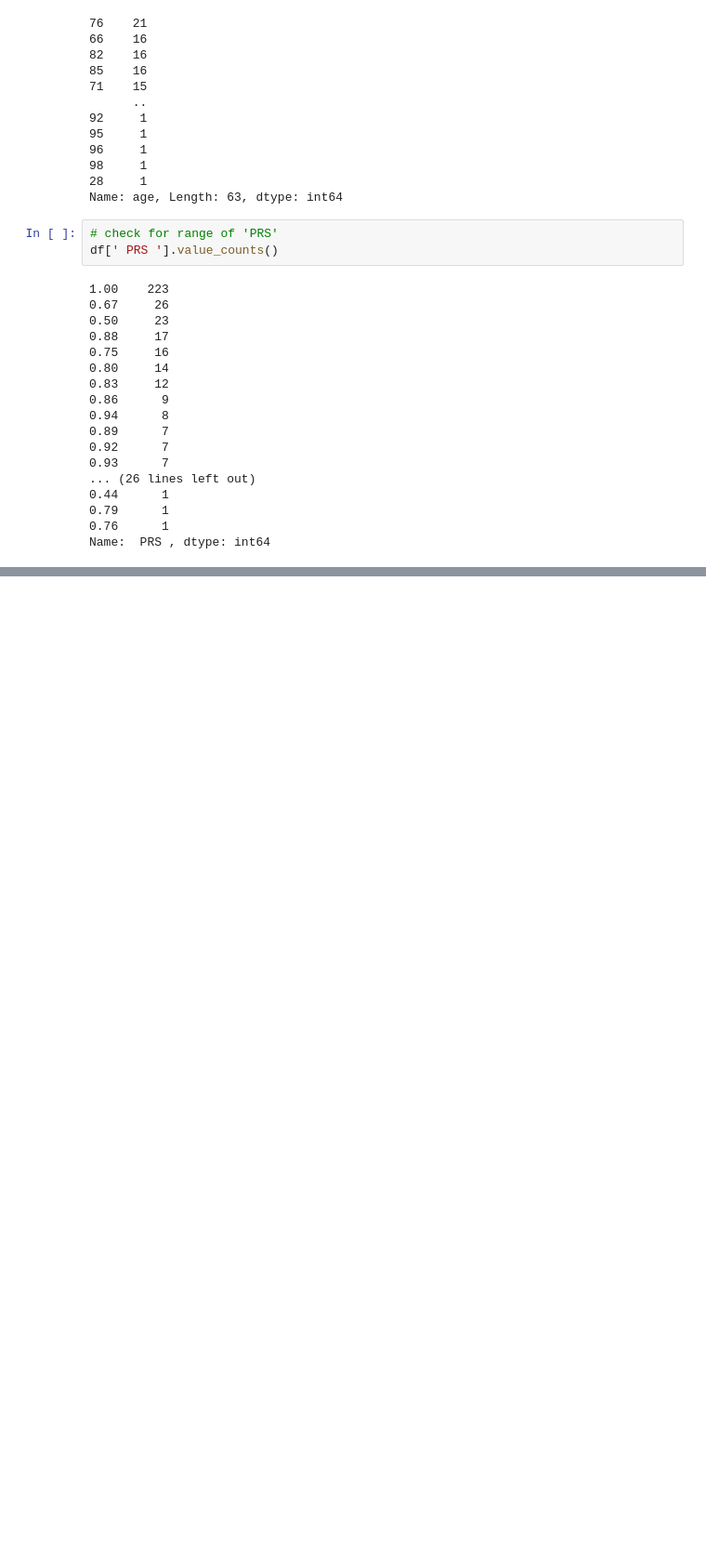
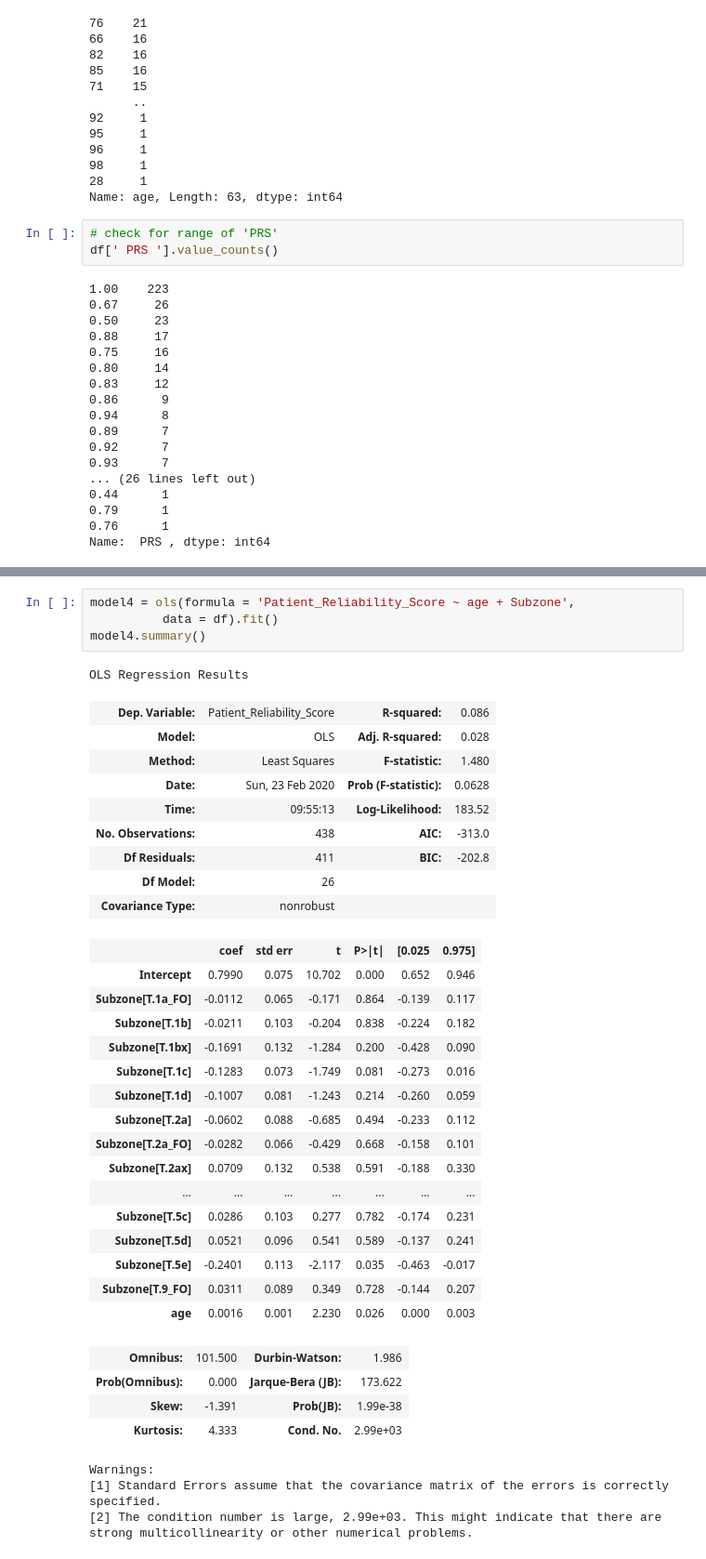
Before and after one commit to ThoaShook/Analyst_Test_Tasks, a Jupyter notebook: Tapestry_Patient_Analysis/Tapestry_Patients_Analysis.ipynb, the cells around one changed output, grey strips where cells are left out. Shown at 93% size. Saved outputs shown, nothing was run; the diff lists cells and outputs as text; blank space fills up the shorter version.

```diff
--- a/Tapestry_Patient_Analysis/Tapestry_Patients_Analysis.ipynb
+++ b/Tapestry_Patient_Analysis/Tapestry_Patients_Analysis.ipynb
@@ -341,0 +387,39 @@ strong multicollinearity or other numerical problems.
+# %%
+model4 = ols(formula = 'Patient_Reliability_Score ~ age + Subzone',
+          data = df).fit()
+model4.summary()
+# %% [output]
+OLS Regression Results
+| Dep. Variable: | Patient_Reliability_Score | R-squared: | 0.086 |
+| Model: | OLS | Adj. R-squared: | 0.028 |
+| Method: | Least Squares | F-statistic: | 1.480 |
+| Date: | Sun, 23 Feb 2020 | Prob (F-statistic): | 0.0628 |
+| Time: | 09:55:13 | Log-Likelihood: | 183.52 |
+| No. Observations: | 438 | AIC: | -313.0 |
+| Df Residuals: | 411 | BIC: | -202.8 |
+| Df Model: | 26 |  |  |
+| Covariance Type: | nonrobust |  |  |
+|  | coef | std err | t | P>|t| | [0.025 | 0.975] |
+| Intercept | 0.7990 | 0.075 | 10.702 | 0.000 | 0.652 | 0.946 |
+| Subzone[T.1a_FO] | -0.0112 | 0.065 | -0.171 | 0.864 | -0.139 | 0.117 |
+| Subzone[T.1b] | -0.0211 | 0.103 | -0.204 | 0.838 | -0.224 | 0.182 |
+| Subzone[T.1bx] | -0.1691 | 0.132 | -1.284 | 0.200 | -0.428 | 0.090 |
+| Subzone[T.1c] | -0.1283 | 0.073 | -1.749 | 0.081 | -0.273 | 0.016 |
+| Subzone[T.1d] | -0.1007 | 0.081 | -1.243 | 0.214 | -0.260 | 0.059 |
+| Subzone[T.2a] | -0.0602 | 0.088 | -0.685 | 0.494 | -0.233 | 0.112 |
+| Subzone[T.2a_FO] | -0.0282 | 0.066 | -0.429 | 0.668 | -0.158 | 0.101 |
+| Subzone[T.2ax] | 0.0709 | 0.132 | 0.538 | 0.591 | -0.188 | 0.330 |
+| ... | ... | ... | ... | ... | ... | ... |
+| Subzone[T.5c] | 0.0286 | 0.103 | 0.277 | 0.782 | -0.174 | 0.231 |
+| Subzone[T.5d] | 0.0521 | 0.096 | 0.541 | 0.589 | -0.137 | 0.241 |
+| Subzone[T.5e] | -0.2401 | 0.113 | -2.117 | 0.035 | -0.463 | -0.017 |
+| Subzone[T.9_FO] | 0.0311 | 0.089 | 0.349 | 0.728 | -0.144 | 0.207 |
+| age | 0.0016 | 0.001 | 2.230 | 0.026 | 0.000 | 0.003 |
+| Omnibus: | 101.500 | Durbin-Watson: | 1.986 |
+| Prob(Omnibus): | 0.000 | Jarque-Bera (JB): | 173.622 |
+| Skew: | -1.391 | Prob(JB): | 1.99e-38 |
+| Kurtosis: | 4.333 | Cond. No. | 2.99e+03 |
+Warnings:
+[1] Standard Errors assume that the covariance matrix of the errors is correctly specified.
+[2] The condition number is large, 2.99e+03. This might indicate that there are
+strong multicollinearity or other numerical problems.
```
Also changed, not shown: parts of 10 cells of this notebook.
